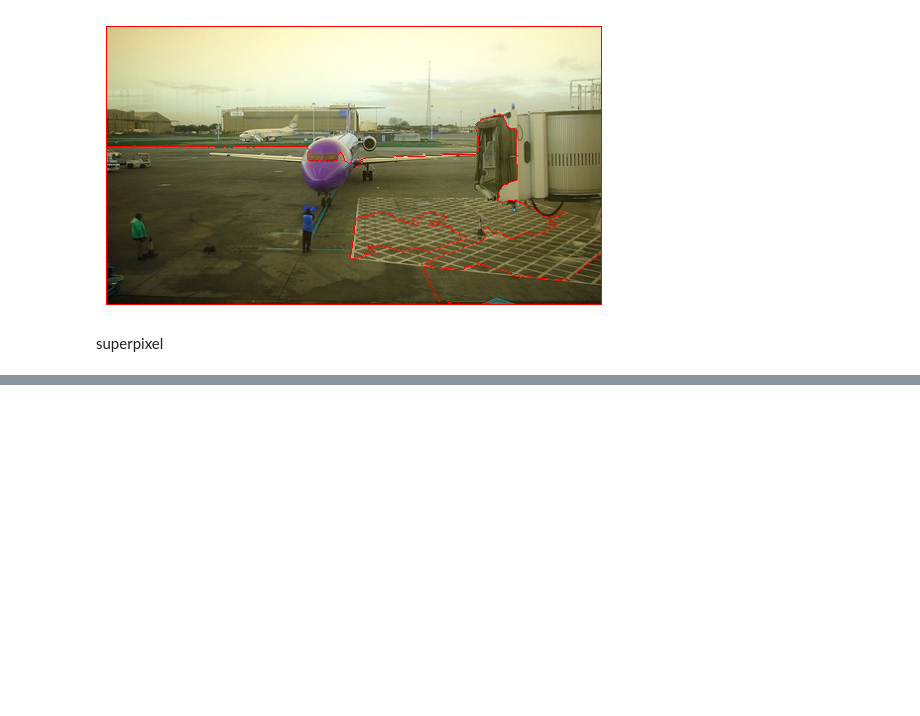
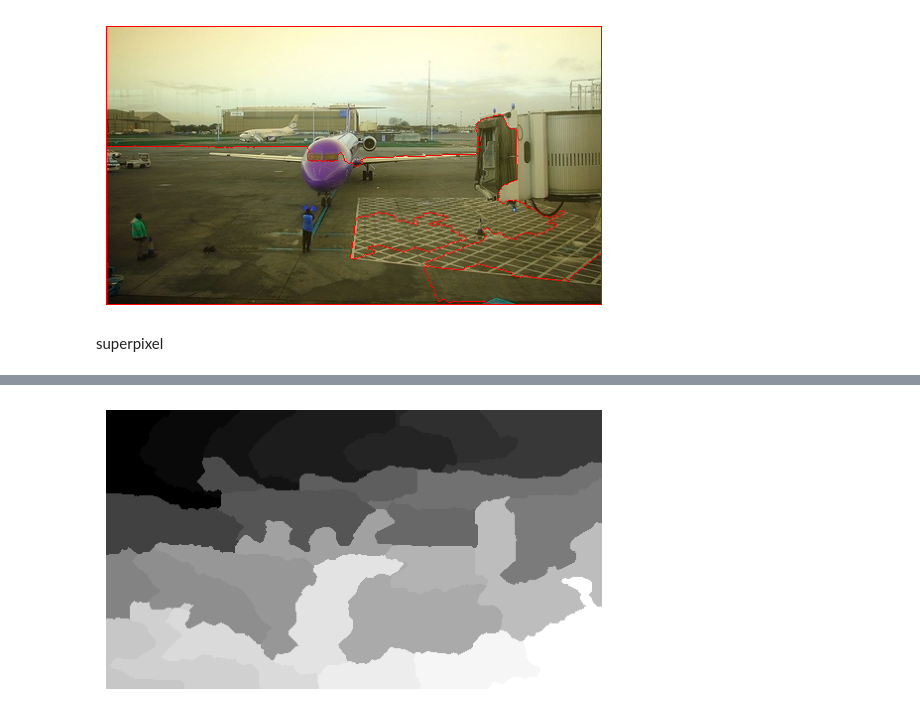
Before and after one commit to Matovic/optical-flow-motion-tracking-segmentation, a Jupyter notebook: src/zadanie3.ipynb, the cells around one changed output, grey strips where cells are left out. Saved outputs shown, nothing was run; the diff lists cells and outputs as text; code cells hidden in the pictures; blank space fills up the shorter version.

```diff
--- a/src/zadanie3.ipynb
+++ b/src/zadanie3.ipynb
@@ -1033,0 +1144,17 @@ superpixel
+# %%
+# Apply color mapping
+#mask = cv2.cvtColor(labels, cv2.COLOR_GRAY2BGR)
+#mask = cv2.applyColorMap(mask, cv2.COLORMAP_JET)
+
+# Create a mask for superpixels with contours
+mask = np.zeros_like(contour_mask, dtype=np.int32)
+for i in range(num_superpixels):
+    #print(i)
+    mask[labels == i] = i
+
+#mask = mask.astype("uint8")
+plt.imshow(mask, cmap='gray')
+plt.axis('off')
+plt.show()
+# %% [output]
+[figure, added]
```
Also changed, not shown: parts of 10 cells of this notebook.
